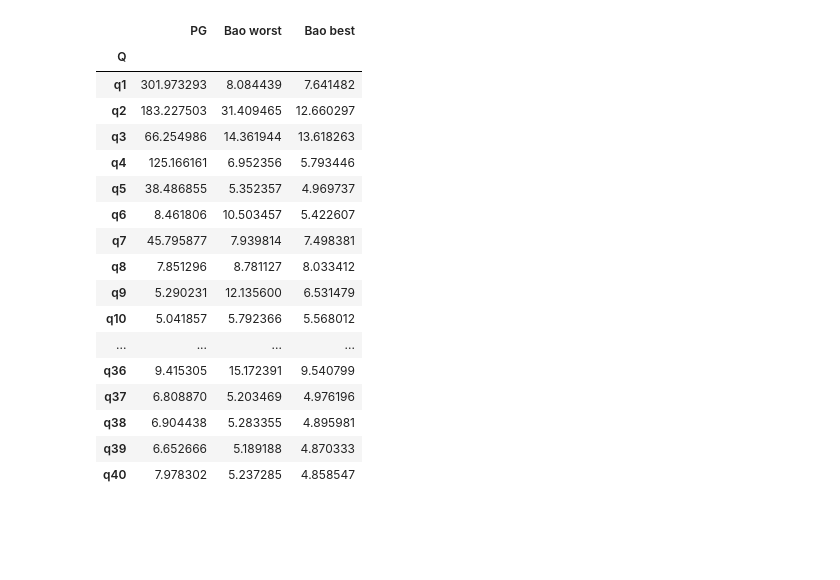
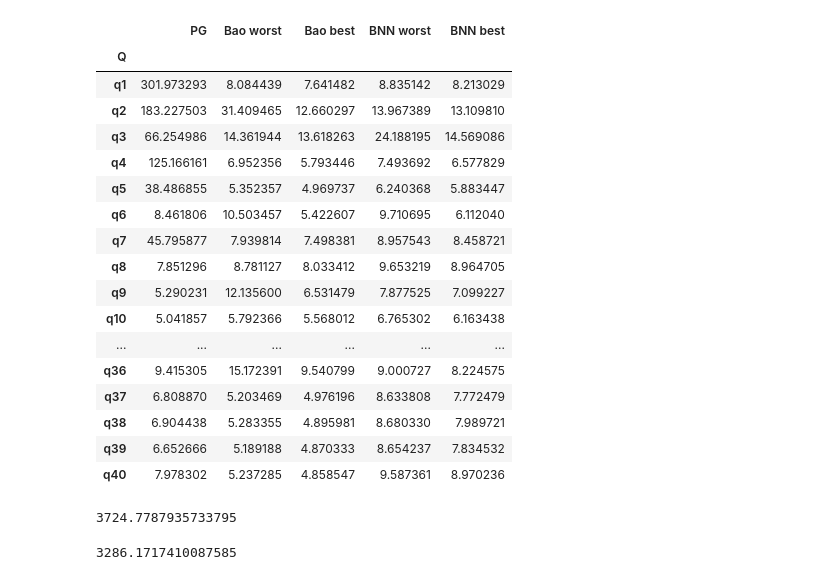
Before and after one commit to LumingSun/BaoForPostgreSQL, a Jupyter notebook: analyze_bao.ipynb, the cells around one changed output. Cells and saved outputs as stored; diff of their text form; code cells hidden in the pictures; blank space fills up the shorter version.

```diff
--- a/analyze_bao.ipynb
+++ b/analyze_bao.ipynb
@@ -49,6 +49,7 @@ def read_bao_data(fp):
     return bao_data, bao_times, training_times
 
 bao_data, bao_times, training_times = read_bao_data("bao_run.txt")
+bnn_data, bnn_times, bnn_training_times = read_bao_data("bao_run_bnn.txt")
 if SHOW_RG:
     bao_rb_data, bao_rb_times, training_rb_times = read_bao_data("bao_with_regblock.txt")
 # %%
@@ -63,15 +64,25 @@ for tt in training_times:
     idx = np.searchsorted(bao_times, tt)
     train_y.append(idx)
 
+train_y_bnn = []
+train_rb_y_bnn = []
+for tt in bnn_training_times:
+    idx = np.searchsorted(bnn_times, tt)
+    train_y_bnn.append(idx)
+
 if SHOW_RG:
     for tt in training_rb_times:
         idx = np.searchsorted(bao_rb_times, tt)
         train_rb_y.append(idx)
 
 plt.scatter(training_times, train_y, s=45, color="red", label="Training")
+plt.scatter(bnn_training_times, train_y_bnn, s=45, color="red", label="BNN Training")
+
 
 ax.plot(pg_times, queries_complete, label="PostgreSQL", lw=3)
 ax.plot(bao_times, queries_complete, label="Bao", lw=3)
+ax.plot(bnn_times, queries_complete, label="BNN Bao", lw=3)
+
 
 if SHOW_RG:
     plt.scatter(training_rb_times, train_rb_y, s=45, color="red")
@@ -140,6 +155,10 @@ bao_query_times = defaultdict(list)
 for itm in bao_data[50:]:
     bao_query_times[itm[3]].append(itm[4])
 
+bnn_query_times = defaultdict(list)
+for itm in bnn_data[50:]:
+    bnn_query_times[itm[3]].append(itm[4])
+
 if SHOW_RG:
     # get each Bao time
     bao_rb_query_times = defaultdict(list)
@@ -147,13 +166,19 @@ if SHOW_RG:
         bao_rb_query_times[itm[3]].append(itm[4])
 
 max_repeats = max(len(x) for x in bao_query_times.values())
+bnn_max_repeats = max(len(x) for x in bnn_query_times.values())
+
 
 def extract_q_number(x):
     return int(x[x.find("/q")+2:x.find("_", x.find("/q"))])
 
 q_order = sorted(bao_query_times.keys(), key=extract_q_number)
+bnn_q_order = sorted(bnn_query_times.keys(), key=extract_q_number)
+
 
 grid = [bao_query_times[x] for x in q_order]
+bnn_grid = [bnn_query_times[x] for x in bnn_q_order]
+
 
 if SHOW_RG:
     grid_rb = [bao_rb_query_times[x] for x in q_order]
@@ -172,56 +197,60 @@ for idx, q in enumerate(q_order):
         reg_data.append({"Q": f"q{extract_q_number(q)}",
                  "PG": pg_query_time[q],
                  "Bao worst": max(grid[idx]),
-                 "Bao best": min(grid[idx])})
+                 "Bao best": min(grid[idx]),
+                 "BNN worst": max(bnn_grid[idx]),
+                 "BNN best": min(bnn_grid[idx])})
 
-
+# print(reg_data)
 
 def color_regression(col):
     def c_for_diff(diff):
         if diff < 2 and diff > -2:
             return "background-color: white"
         elif diff > 0.5:
             return "background-color: #f27281"
         else:
             return "background-color: #9ee3ad"
 
     to_r = [""]
 
     if SHOW_RG:
         pg, bao_worst, bao_best, bao_rg_worst, bao_rg_best = col
     else:
-        pg, bao_worst, bao_best = col
+        pg, bao_worst, bao_best, bnn_worst, bnn_best = col
 
 
     to_r.append(c_for_diff(bao_worst - pg))
     to_r.append(c_for_diff(bao_best - pg))
+    to_r.append(c_for_diff(bnn_worst - pg))
+    to_r.append(c_for_diff(bnn_best - pg))
 
     if SHOW_RG:
         to_r.append(c_for_diff(bao_rg_worst - pg))
         to_r.append(c_for_diff(bao_rg_best - pg))
 
     return to_r
 
 reg_data = pd.DataFrame(reg_data).set_index("Q")
 reg_data.style.apply(color_regression, axis=1)
 # %% [output]
-|  | PG | Bao worst | Bao best |
-| Q |  |  |  |
-| q1 | 301.973293 | 8.084439 | 7.641482 |
-| q2 | 183.227503 | 31.409465 | 12.660297 |
-| q3 | 66.254986 | 14.361944 | 13.618263 |
-| q4 | 125.166161 | 6.952356 | 5.793446 |
-| q5 | 38.486855 | 5.352357 | 4.969737 |
-| q6 | 8.461806 | 10.503457 | 5.422607 |
-| q7 | 45.795877 | 7.939814 | 7.498381 |
-| q8 | 7.851296 | 8.781127 | 8.033412 |
-| q9 | 5.290231 | 12.135600 | 6.531479 |
-| q10 | 5.041857 | 5.792366 | 5.568012 |
-| ... | ... | ... | ... |
-| q36 | 9.415305 | 15.172391 | 9.540799 |
-| q37 | 6.808870 | 5.203469 | 4.976196 |
-| q38 | 6.904438 | 5.283355 | 4.895981 |
-| q39 | 6.652666 | 5.189188 | 4.870333 |
-| q40 | 7.978302 | 5.237285 | 4.858547 |
+|  | PG | Bao worst | Bao best | BNN worst | BNN best |
+| Q |  |  |  |  |  |
+| q1 | 301.973293 | 8.084439 | 7.641482 | 8.835142 | 8.213029 |
+| q2 | 183.227503 | 31.409465 | 12.660297 | 13.967389 | 13.109810 |
+| q3 | 66.254986 | 14.361944 | 13.618263 | 24.188195 | 14.569086 |
+| q4 | 125.166161 | 6.952356 | 5.793446 | 7.493692 | 6.577829 |
+| q5 | 38.486855 | 5.352357 | 4.969737 | 6.240368 | 5.883447 |
+| q6 | 8.461806 | 10.503457 | 5.422607 | 9.710695 | 6.112040 |
+| q7 | 45.795877 | 7.939814 | 7.498381 | 8.957543 | 8.458721 |
+| q8 | 7.851296 | 8.781127 | 8.033412 | 9.653219 | 8.964705 |
+| q9 | 5.290231 | 12.135600 | 6.531479 | 7.877525 | 7.099227 |
+| q10 | 5.041857 | 5.792366 | 5.568012 | 6.765302 | 6.163438 |
+| ... | ... | ... | ... | ... | ... |
+| q36 | 9.415305 | 15.172391 | 9.540799 | 9.000727 | 8.224575 |
+| q37 | 6.808870 | 5.203469 | 4.976196 | 8.633808 | 7.772479 |
+| q38 | 6.904438 | 5.283355 | 4.895981 | 8.680330 | 7.989721 |
+| q39 | 6.652666 | 5.189188 | 4.870333 | 8.654237 | 7.834532 |
+| q40 | 7.978302 | 5.237285 | 4.858547 | 9.587361 | 8.970236 |
 # %%
 query_idx = ["q1","q2","q3","q4","q5","q6","q7","q12","q13","q18","q22","q23","q25","q38","q40"]
@@ -227,0 +267,8 @@ query_idx = ["q1","q2","q3","q4","q5","q6","q7","q12","q13","q18","q22","q23","q
+# %%
+sum_cost("./bao_run_bnn.txt")
+# %% [output]
+3724.7787935733795
+# %%
+sum_cost("./bao_run_5_arms.txt")
+# %% [output]
+3286.1717410087585
```
Also changed, not shown: parts of 3 cells of this notebook, 3 other files.
